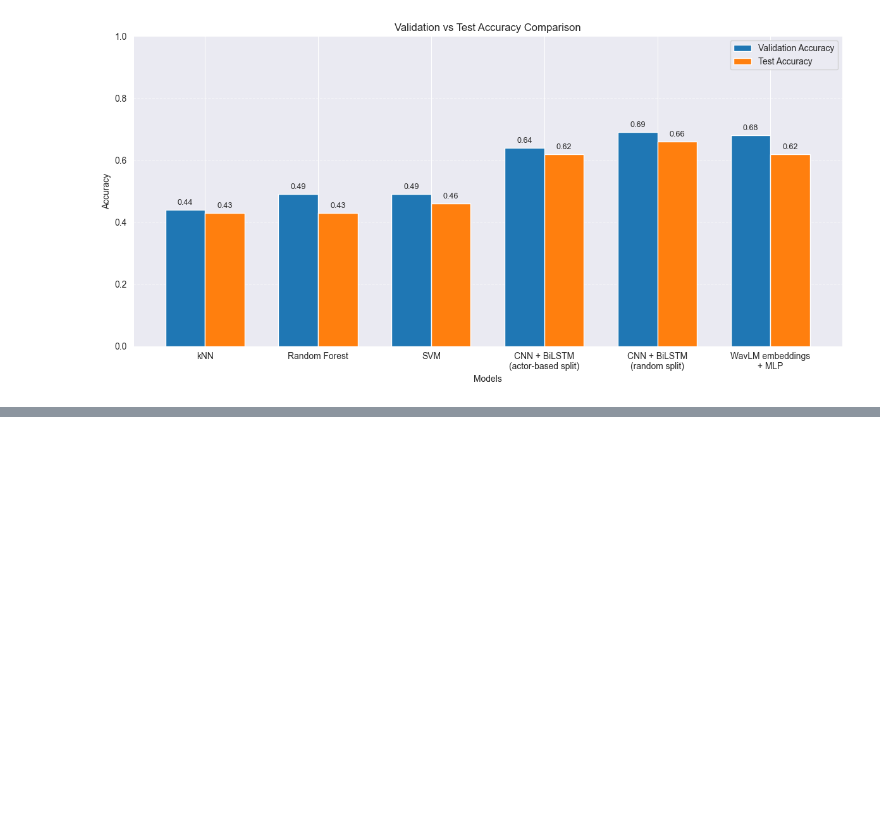
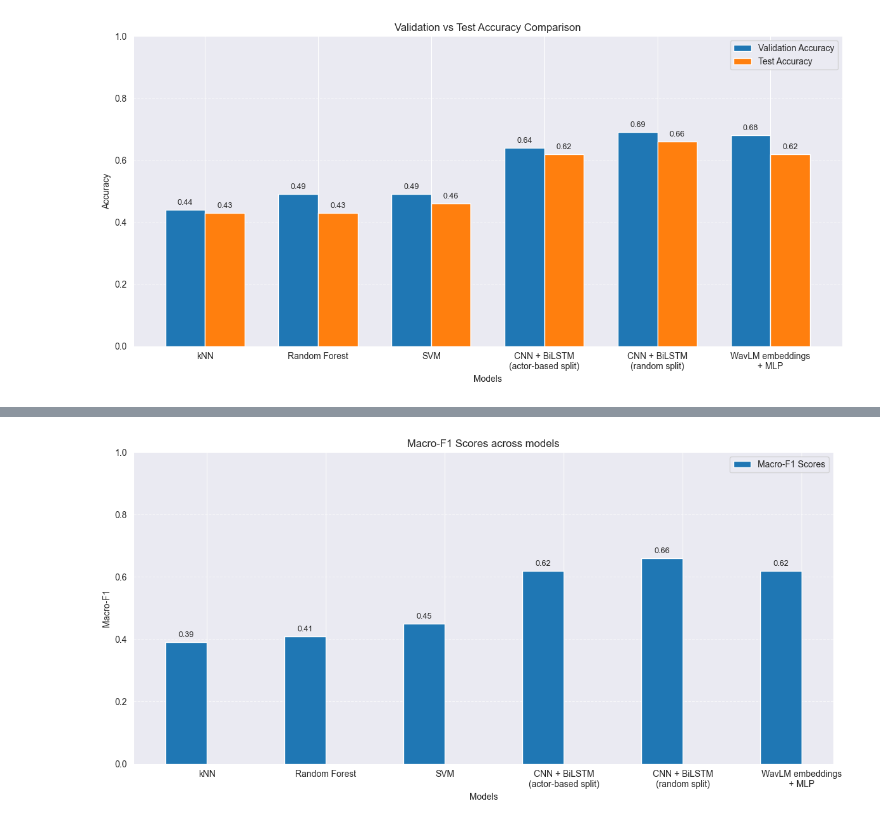
Before and after one commit to Preslavva/EmoReco, a Jupyter notebook: ModelApp.ipynb, the cells around one changed output, grey strips where cells are left out. Drawn from its saved outputs; the diff is of its cells as text; code cells hidden in the pictures; blank space fills up the shorter version.

```diff
--- a/ModelApp.ipynb
+++ b/ModelApp.ipynb
@@ -1001,0 +1009,49 @@ plt.show()
+# %%
+import matplotlib.pyplot as plt
+import numpy as np
+
+models = [
+    'kNN',
+    'Random Forest',
+    'SVM',
+    'CNN + BiLSTM\n(actor-based split)',
+    'CNN + BiLSTM\n(random split)',
+    'WavLM embeddings\n+ MLP'
+]
+
+f1_scores = [0.39, 0.41, 0.45, 0.62, 0.66, 0.62]
+
+
+x = np.arange(len(models))
+width = 0.35
+
+plt.figure(figsize=(12, 6))
+
+bars_f1 = plt.bar(x - width/2, f1_scores, width, label='Macro-F1 Scores')
+
+
+plt.xlabel('Models')
+plt.ylabel('Macro-F1')
+plt.title('Macro-F1 Scores across models')
+
+plt.xticks(x, models)
+plt.ylim(0, 1)
+plt.legend()
+plt.grid(axis='y', linestyle='--', alpha=0.6)
+
+for bars in [bars_f1]:
+    for bar in bars:
+        height = bar.get_height()
+        plt.text(
+            bar.get_x() + bar.get_width() / 2,
+            height + 0.01,
+            f'{height:.2f}',
+            ha='center',
+            va='bottom',
+            fontsize=9
+        )
+
+plt.tight_layout()
+plt.show()
+# %% [output]
+[figure, added]
```
Also changed, not shown: parts of 16 cells of this notebook, 3 other files.
